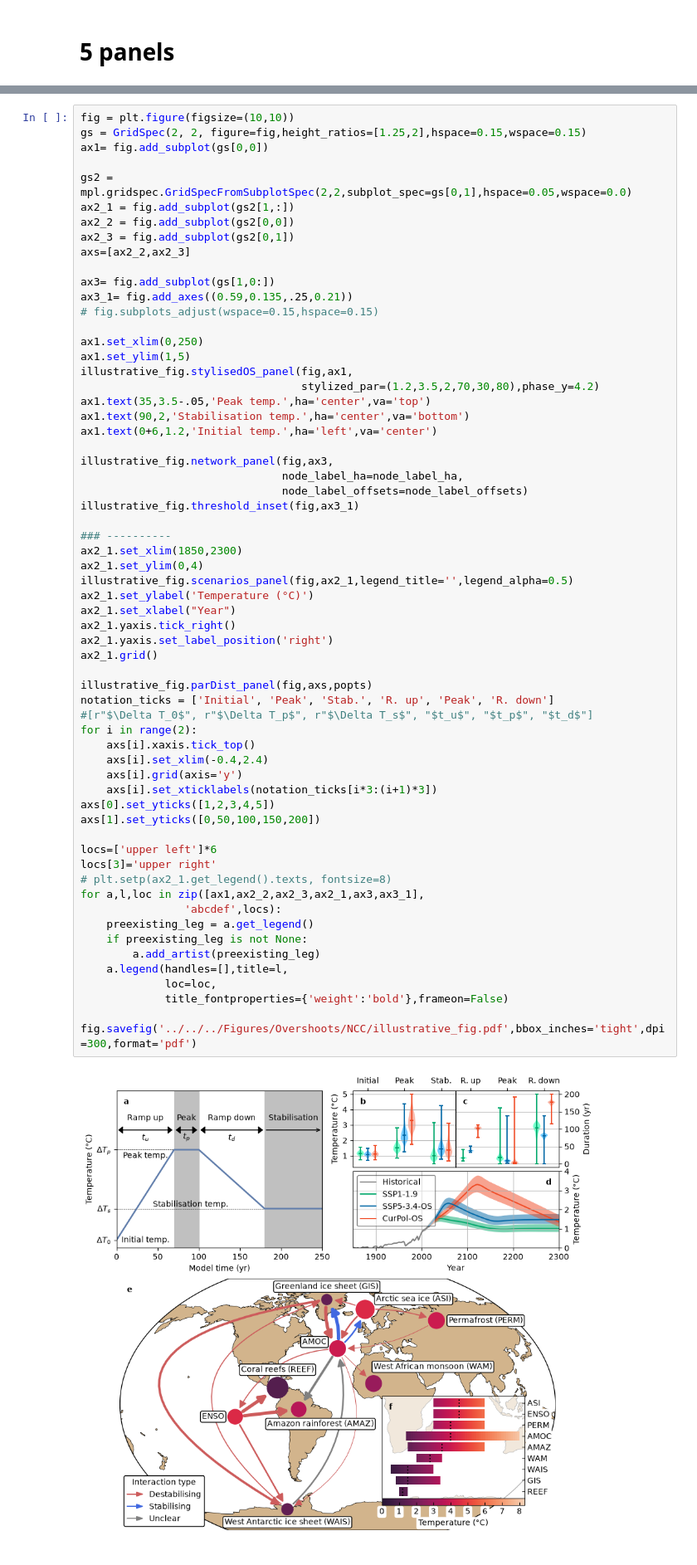
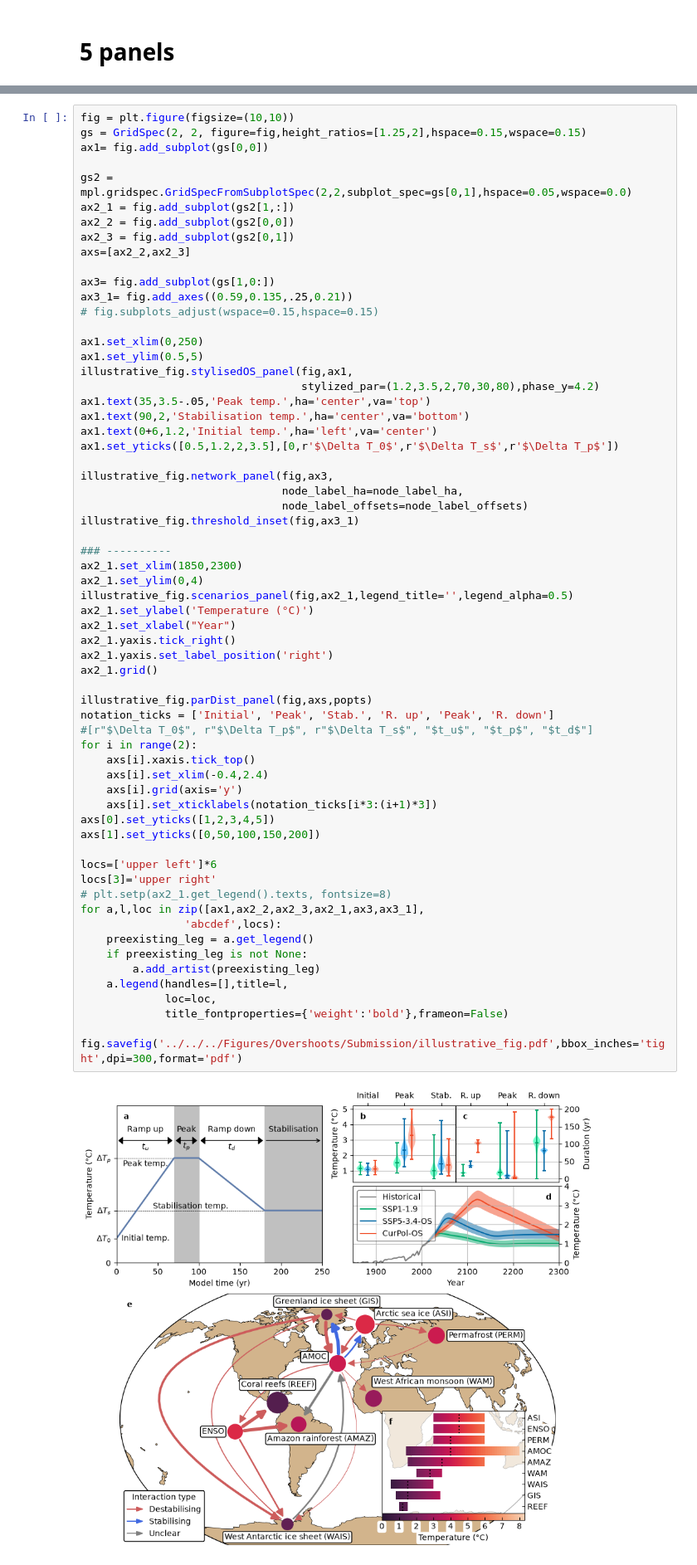
Before and after one commit to JBara97/NMaCh-TP, a Jupyter notebook: Code/Notebooks/Overshoots/2 - Illustrative figure.ipynb, the cells around one changed output, grey strips where cells are left out. Shown at 83% size. Cells and saved outputs as stored; diff of their text form.

```diff
--- a/Code/Notebooks/Overshoots/2 - Illustrative figure.ipynb
+++ b/Code/Notebooks/Overshoots/2 - Illustrative figure.ipynb
@@ -103,12 +103,13 @@ ax3_1= fig.add_axes((0.59,0.135,.25,0.21))
 # fig.subplots_adjust(wspace=0.15,hspace=0.15)
 
 ax1.set_xlim(0,250)
-ax1.set_ylim(1,5)
+ax1.set_ylim(0.5,5)
 illustrative_fig.stylisedOS_panel(fig,ax1,
                                   stylized_par=(1.2,3.5,2,70,30,80),phase_y=4.2)
 ax1.text(35,3.5-.05,'Peak temp.',ha='center',va='top')
 ax1.text(90,2,'Stabilisation temp.',ha='center',va='bottom')
 ax1.text(0+6,1.2,'Initial temp.',ha='left',va='center')
+ax1.set_yticks([0.5,1.2,2,3.5],[0,r'$\Delta T_0$',r'$\Delta T_s$',r'$\Delta T_p$'])
 
 illustrative_fig.network_panel(fig,ax3,
                                node_label_ha=node_label_ha,
@@ -122,35 +123,35 @@ illustrative_fig.scenarios_panel(fig,ax2_1,legend_title='',legend_alpha=0.5)
 ax2_1.set_ylabel('Temperature (°C)')
 ax2_1.set_xlabel("Year")
 ax2_1.yaxis.tick_right()
 ax2_1.yaxis.set_label_position('right')
 ax2_1.grid()
 
 illustrative_fig.parDist_panel(fig,axs,popts)
 notation_ticks = ['Initial', 'Peak', 'Stab.', 'R. up', 'Peak', 'R. down']
 #[r"$\Delta T_0$", r"$\Delta T_p$", r"$\Delta T_s$", "$t_u$", "$t_p$", "$t_d$"]
 for i in range(2):
     axs[i].xaxis.tick_top()
     axs[i].set_xlim(-0.4,2.4)
     axs[i].grid(axis='y')
     axs[i].set_xticklabels(notation_ticks[i*3:(i+1)*3])
 axs[0].set_yticks([1,2,3,4,5])
 axs[1].set_yticks([0,50,100,150,200])
 
 locs=['upper left']*6
 locs[3]='upper right'
 # plt.setp(ax2_1.get_legend().texts, fontsize=8)
 for a,l,loc in zip([ax1,ax2_2,ax2_3,ax2_1,ax3,ax3_1],
                 'abcdef',locs):
     preexisting_leg = a.get_legend()
     if preexisting_leg is not None:
         a.add_artist(preexisting_leg)
     a.legend(handles=[],title=l,
              loc=loc,
              title_fontproperties={'weight':'bold'},frameon=False)
 
-fig.savefig('../../../Figures/Overshoots/NCC/illustrative_fig.pdf',bbox_inches='tight',dpi=300,format='pdf')
+fig.savefig('../../../Figures/Overshoots/Submission/illustrative_fig.pdf',bbox_inches='tight',dpi=300,format='pdf')
 # %% [output]
-[figure, old version]
+[figure, new version]
 # %% [markdown]
 # Developing individual subpanels
 # %% [markdown]
```
Also changed, not shown: 2 other files.
